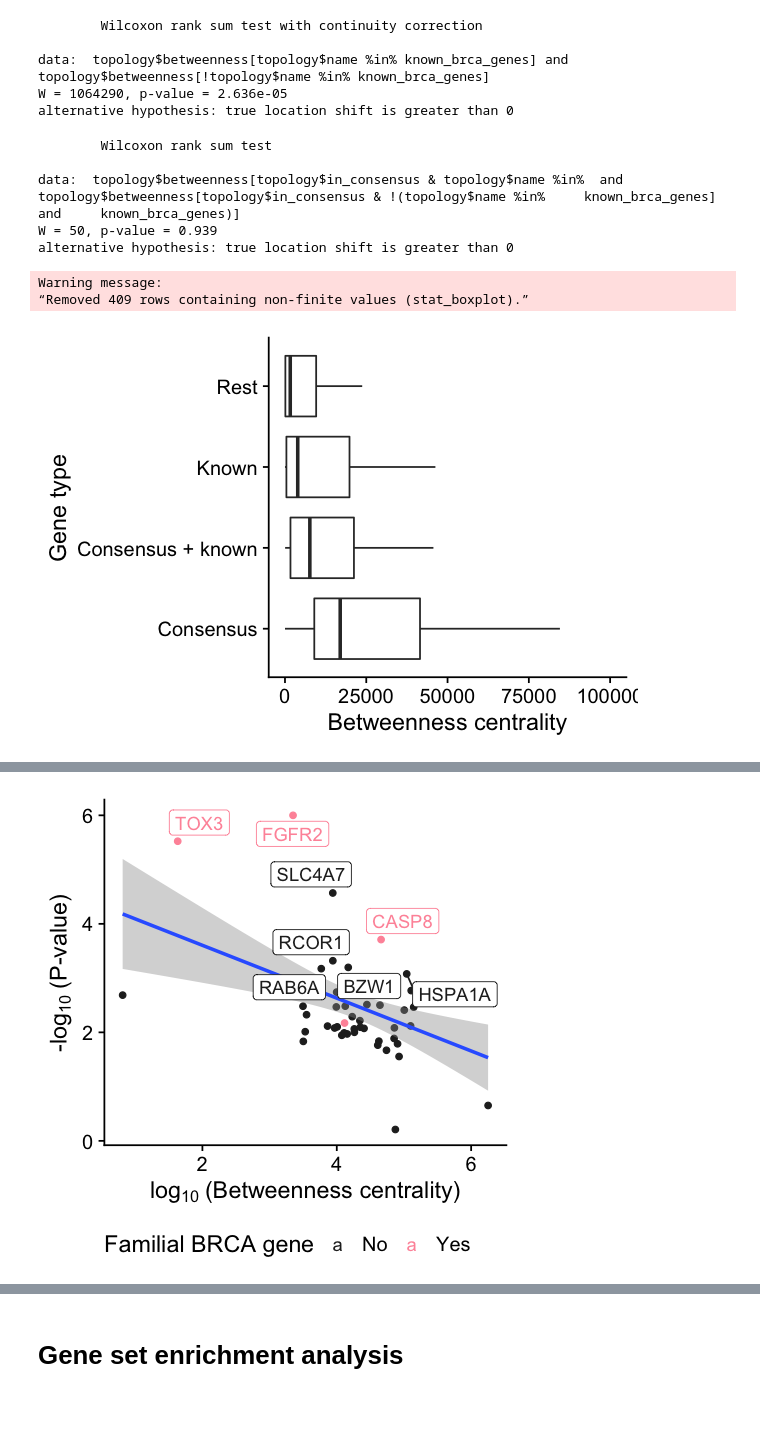
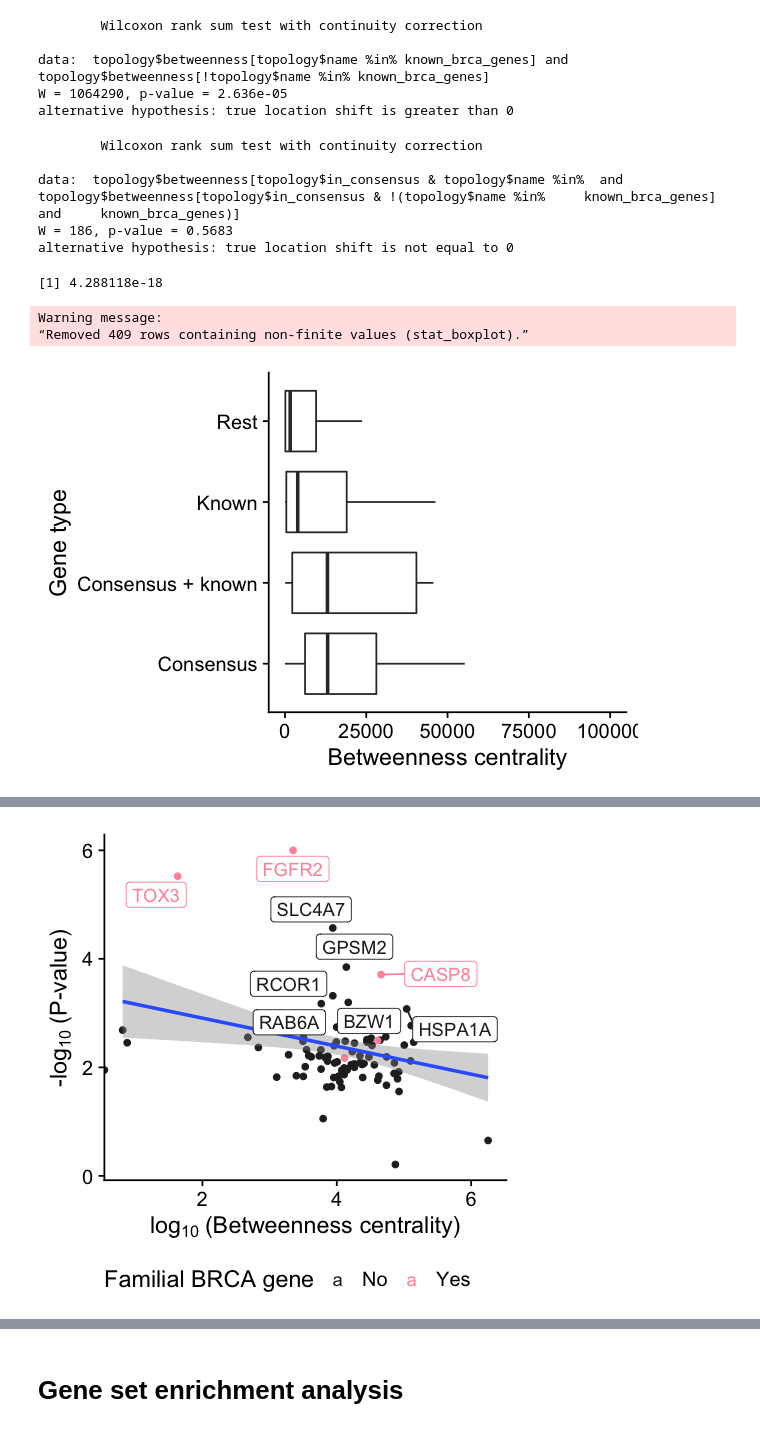
Before and after one commit to hclimente/genewa, a Jupyter notebook: doc/consensus.ipynb, the cells around one changed output, grey strips where cells are left out. Drawn from its saved outputs; the diff is of its cells as text; code cells hidden in the pictures.

```diff
--- a/doc/consensus.ipynb
+++ b/doc/consensus.ipynb
@@ -72,0 +83,16 @@ Warning message:
+# %%
+hotnet2_full <- read_tsv(paste0(results,'hotnet2/selected_genes.hotnet2.tsv'), col_types = 'cc')
+hotnet2 <- hotnet2_full$gene
+g_hotnet2 <- activate(ppi, nodes) %>%
+    filter(name %in% hotnet2) %>%
+    mutate(hotnet2 = TRUE)
+class(g_hotnet2) <- c('igraph','tbl_graph')
+
+# upload to NDEx
+if(!is.null(ndex_pw)) {
+    createNetworkFromIgraph(g_hotnet2,
+                            title = 'HotNet2',
+                            collection = 'GENESIS subnetworks')
+    exportNetworkToNDEx('hclimente', ndex_pw,
+                        isPublic=ndex_publish)
+}
@@ -196,16 +301,18 @@ class(g_scones_gi) <- c('igraph','tbl_graph')
 # %%
 options(repr.plot.width=25, repr.plot.height=15)
 consensus <- graph_join(g_sigmod, g_dmgwas, by = c('name','betweenness','degree','p')) %>%
+    graph_join(g_hotnet2, by = c('name','betweenness','degree','p')) %>%
     graph_join(g_heinz, by = c('name','betweenness','degree','p')) %>%
-    graph_join(g_scones_gm, by = c('name','betweenness','degree','p')) %>%
+    graph_join(g_scones_gi, by = c('name','betweenness','degree','p')) %>%
     graph_join(g_known, by = c('name','betweenness','degree','p')) %>%
     to_undirected %>%
     mutate(dmgwas = ifelse(is.na(dmgwas), FALSE, dmgwas),
            heinz = ifelse(is.na(heinz), FALSE, heinz),
-           scones_gm = ifelse(is.na(scones_gm), FALSE, scones_gm),
+           hotnet2 = ifelse(is.na(hotnet2), FALSE, hotnet2),
+           scones_gi = ifelse(is.na(scones_gi), FALSE, scones_gi),
            sigmod = ifelse(is.na(sigmod), FALSE, sigmod),
            known = ifelse(is.na(known), FALSE, known),
-           num_methods = rowSums(cbind(dmgwas, sigmod, heinz, scones_gm))) %>%
+           num_methods = rowSums(cbind(dmgwas, heinz, hotnet2, sigmod, scones_gi))) %>%
     filter(num_methods > 1)
 
 as.tibble(consensus) %>%
@@ -271,15 +387,16 @@ Warning message:
 # %%
 method_summary <- function(graph) {
 
-    consensus_nodes <- names(V(consensus))
-    method_nodes <- names(V(graph))
-    j <- length(intersect(consensus_nodes,method_nodes))/length(union(consensus_nodes,method_nodes))
+    all_genes <- unique(vegas$Gene)
+    consensus_nodes <- all_genes %in% names(V(consensus))
+    method_nodes <- all_genes %in% names(V(graph))
+    p <- cor(consensus_nodes, method_nodes)
 
     tibble(`# nodes` = length(V(graph)),
            `# edges` = length(E(graph)),
            `Median betweenness` = mean(as.tibble(graph) %>% .$betweenness, na.rm = T) %>% format(digits = 2),
            `Median gene P-value` = median(as.tibble(graph) %>% .$p, na.rm = T) %>% format(digits = 2),
-           `Jaccard consensus` =  format(j, digits = 2))
+           `Pearson consensus` =  format(p, digits = 2))
 
 }
 # %%
@@ -415,5 +540,7 @@ topology <- ppi %>%
            what = ifelse(in_consensus, 'Consensus', 'Rest'),
            what = ifelse(name %in% known_brca_genes, 'Known', what),
            what = ifelse(in_consensus & name %in% known_brca_genes, 'Consensus + known', what)) %>%
-    as.tibble
+    as.tibble %>%
+    mutate(log_p = -log10(p),
+           log_betweenness = log10(betweenness))
 # %%
@@ -428,16 +555,21 @@ data:  topology$betweenness[topology$name %in% known_brca_genes] and topology$be
 W = 1064290, p-value = 2.636e-05
 alternative hypothesis: true location shift is greater than 0
 # %%
-# centrality consensus vs non-consensus
+# centrality (cancer-genes + consensus) vs (cancer-genes + non-consensus)
 wilcox.test(topology$betweenness[topology$in_consensus & topology$name %in% known_brca_genes],
-            topology$betweenness[topology$in_consensus & ! (topology$name %in% known_brca_genes)],
-            alternative = 'greater')
+            topology$betweenness[topology$in_consensus & ! (topology$name %in% known_brca_genes)])
 # %% [output]
-        Wilcoxon rank sum test
+        Wilcoxon rank sum test with continuity correction
 
 data:  topology$betweenness[topology$in_consensus & topology$name %in%  and topology$betweenness[topology$in_consensus & !(topology$name %in%     known_brca_genes] and     known_brca_genes)]
-W = 50, p-value = 0.939
-alternative hypothesis: true location shift is greater than 0
+W = 186, p-value = 0.5683
+alternative hypothesis: true location shift is not equal to 0
+# %%
+# centrality (cancer-genes + consensus) vs (cancer-genes + non-consensus)
+wilcox.test(topology$betweenness[topology$in_consensus],
+            topology$betweenness[!topology$in_consensus])$p.value
+# %% [output]
+[1] 4.288118e-18
 # %%
 options(repr.plot.width=5, repr.plot.height=3.5)
 topology %>%
@@ -449,11 +581,11 @@ topology %>%
 # %% [output]
 Warning message:
 “Removed 409 rows containing non-finite values (stat_boxplot).”
-[figure, old version]
+[figure, new version]
 # %%
 options(repr.plot.width=4, repr.plot.height=4)
 filter(topology, grepl('Consensus', what)) %>%
-    ggplot(aes(y = -log10(p), x = log10(betweenness))) +
+    ggplot(aes(y = log_p, x = log_betweenness)) +
         geom_point(aes(color = ifelse(what == 'Consensus + known', 'Yes', 'No'))) +
         geom_smooth(method = "glm") +
         geom_label_repel(data = filter(topology, grepl('Consensus', what) & p < .001),
@@ -466,2 +600,2 @@ filter(topology, grepl('Consensus', what)) %>%
-[figure, old version]
+[figure, new version]
 # %%
```
Also changed, not shown: parts of 31 cells of this notebook, 8 other files.
